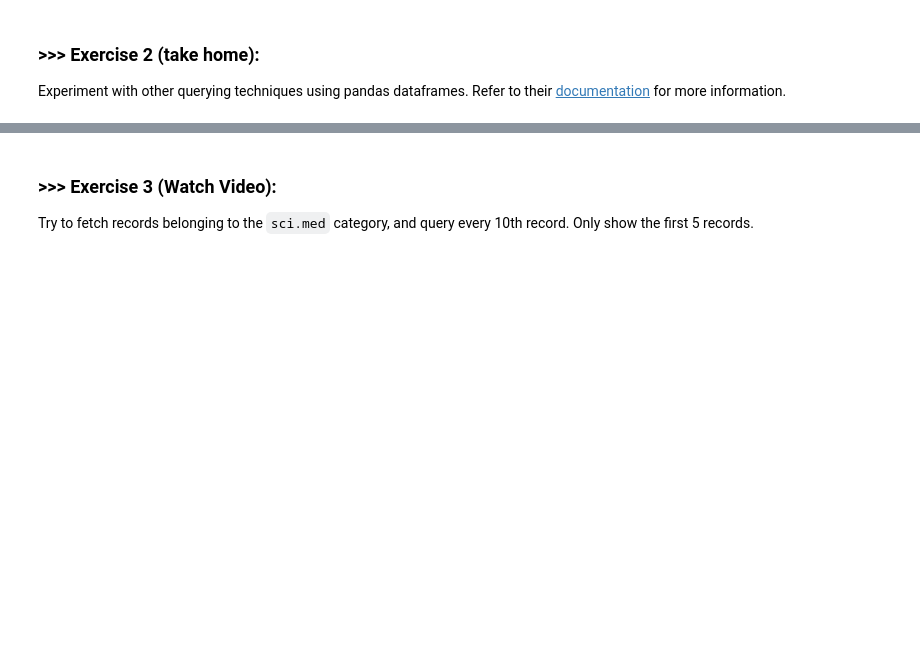
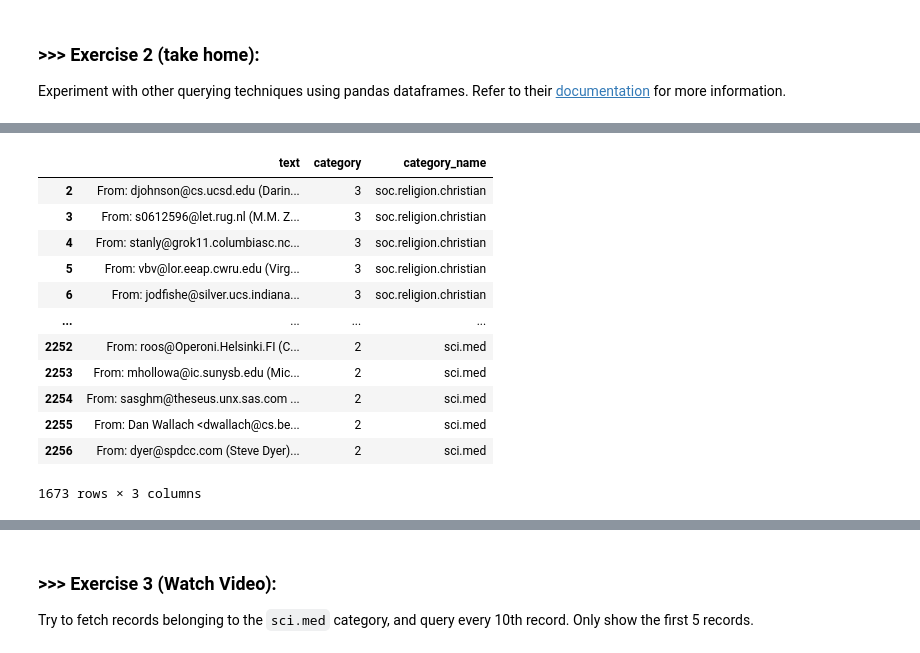
Before and after one commit to Jjoanna54/DM2024-Lab1-Master, a Jupyter notebook: DM2024-Lab1-Master.ipynb, the cells around one changed output, grey strips where cells are left out. Cells and saved outputs as stored; diff of their text form; code cells hidden in the pictures; blank space fills up the shorter version.

```diff
--- a/DM2024-Lab1-Master.ipynb
+++ b/DM2024-Lab1-Master.ipynb
@@ -649,0 +494,22 @@ X2.reset_index(level=1)
+# %%
+##-------------------------------------
+### Boolean indexing
+# X[X['category'] == 1] # same as X.loc[X['category'] == 1]
+# X[X['category'] == 1].iloc[0:2] # same as X.loc[X['category'] == 1].iloc[0:2]
+# X[(X['category'] == 1) & (X['category_name'] == 'comp.graphics')]
+# X[(X['category'] == 1) | (X['category_name'] == 'sci.med')]
+X[~(X['category'] == 1)]
+# %% [output]
+|  | text | category | category_name |
+| 2 | From: djohnson@cs.ucsd.edu (Darin... | 3 | soc.religion.christian |
+| 3 | From: s0612596@let.rug.nl (M.M. Z... | 3 | soc.religion.christian |
+| 4 | From: stanly@grok11.columbiasc.nc... | 3 | soc.religion.christian |
+| 5 | From: vbv@lor.eeap.cwru.edu (Virg... | 3 | soc.religion.christian |
+| 6 | From: jodfishe@silver.ucs.indiana... | 3 | soc.religion.christian |
+| ... | ... | ... | ... |
+| 2252 | From: roos@Operoni.Helsinki.FI (C... | 2 | sci.med |
+| 2253 | From: mhollowa@ic.sunysb.edu (Mic... | 2 | sci.med |
+| 2254 | From: sasghm@theseus.unx.sas.com ... | 2 | sci.med |
+| 2255 | From: Dan Wallach <dwallach@cs.be... | 2 | sci.med |
+| 2256 | From: dyer@spdcc.com (Steve Dyer)... | 2 | sci.med |
+1673 rows × 3 columns
```
Also changed, not shown: parts of 15 cells of this notebook.
